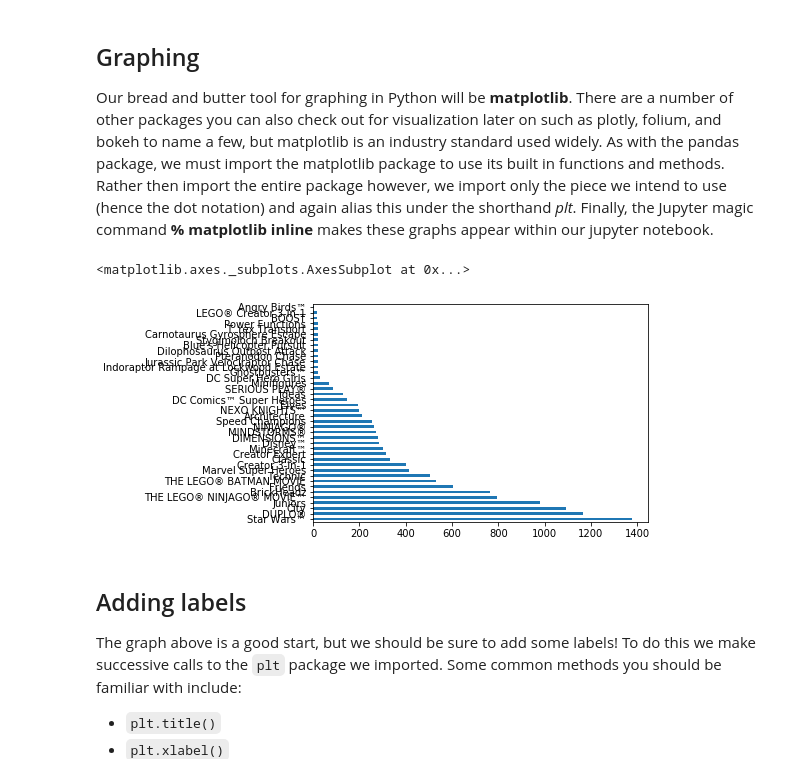
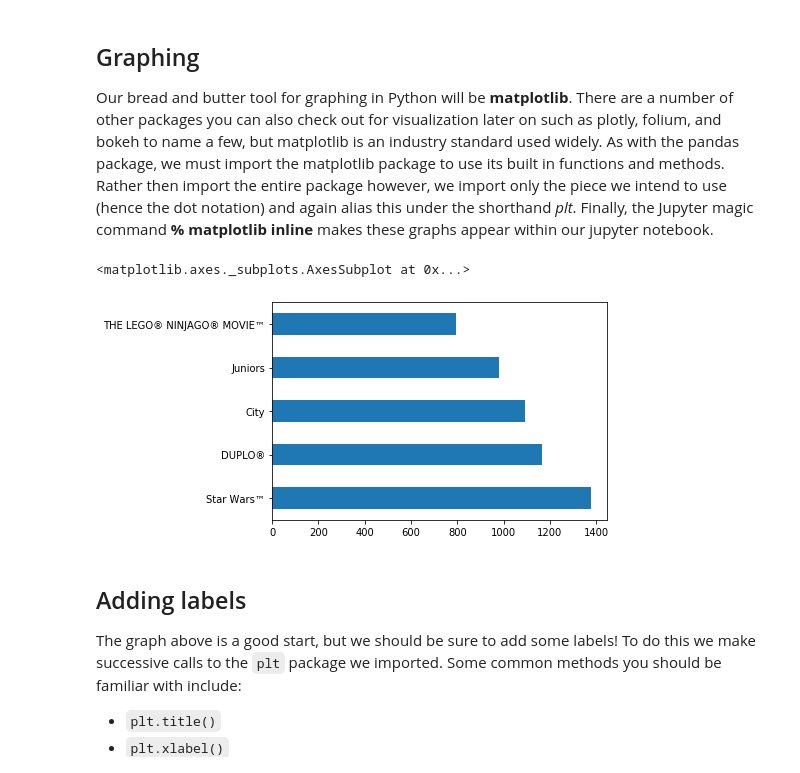
Before and after one commit to ericrearwin/dsc-enterprise-chevron-first-codealong-chevron-dataeng-100419, a Jupyter notebook: index.ipynb, the cells around one changed output. Saved outputs shown, nothing was run; the diff lists cells and outputs as text; code cells hidden in the pictures.

```diff
--- a/index.ipynb
+++ b/index.ipynb
@@ -278,11 +278,11 @@ import matplotlib.pyplot as plt
 #ipython magic command for displaying graphs within the notebook
 %matplotlib inline
 # %%
-to_graph = df.theme_name.value_counts()
+to_graph = df.theme_name.value_counts()[:5]
 to_graph.plot(kind='barh')
 # %% [output]
 <matplotlib.axes._subplots.AxesSubplot at 0x...>
-[figure, old version]
+[figure, new version]
 # %% [markdown]
 ## Adding labels
 The graph above is a good start, but we should be sure to add some labels! To do this we make successive calls to the `plt` package we imported. Some common methods you should be familiar with include:
```
